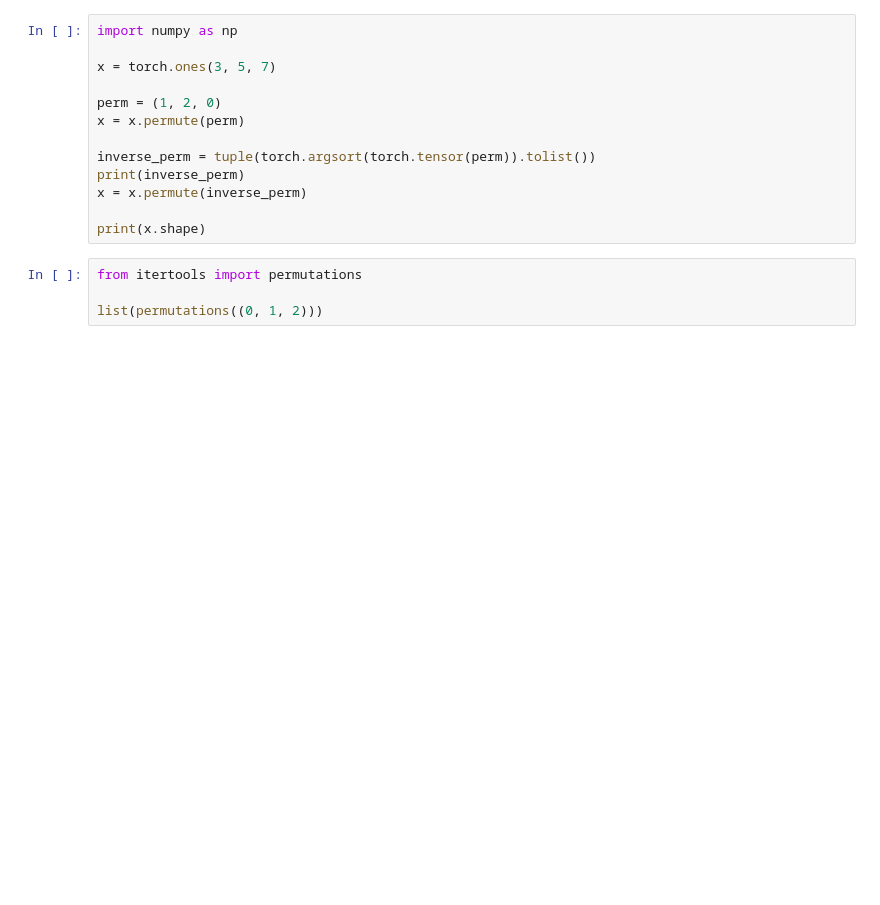
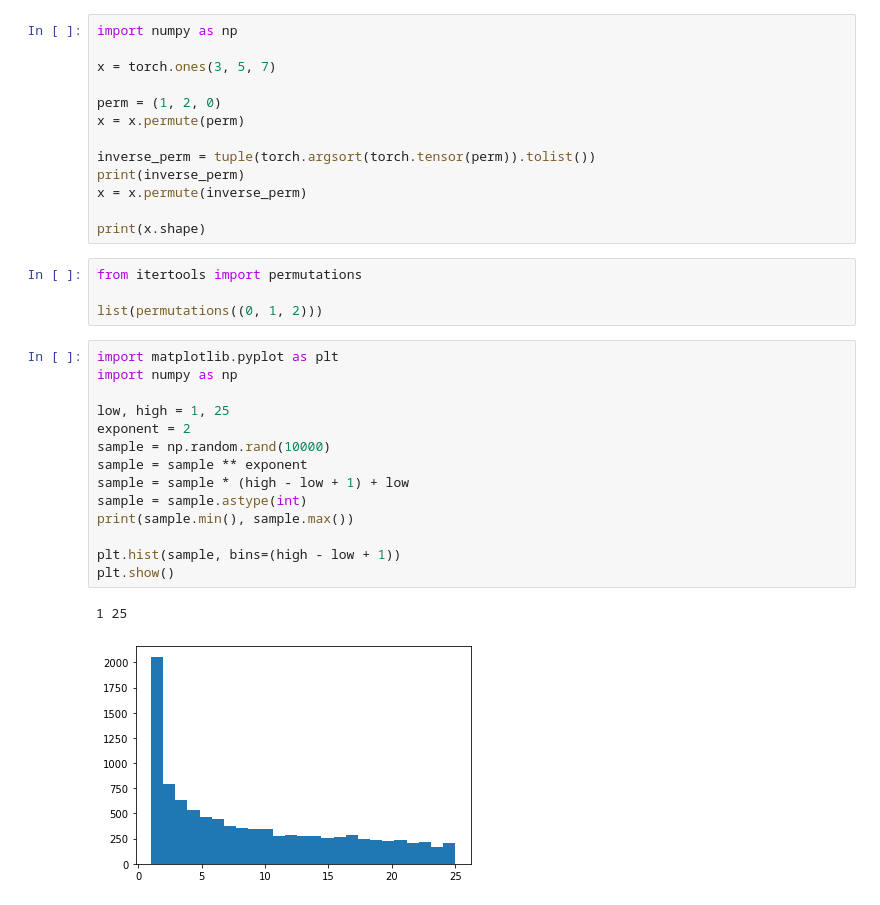
Before and after one commit to efirdc/Segmentation-Pipeline, a Jupyter notebook: notebooks/visualizations.ipynb, the cells around one changed output. Saved outputs shown, nothing was run; the diff lists cells and outputs as text; blank space fills up the shorter version.

```diff
--- a/notebooks/visualizations.ipynb
+++ b/notebooks/visualizations.ipynb
@@ -221,3 +177,20 @@ print(x.shape)
 from itertools import permutations
 
 list(permutations((0, 1, 2)))
+# %%
+import matplotlib.pyplot as plt
+import numpy as np
+
+low, high = 1, 25
+exponent = 2
+sample = np.random.rand(10000)
+sample = sample ** exponent
+sample = sample * (high - low + 1) + low
+sample = sample.astype(int)
+print(sample.min(), sample.max())
+
+plt.hist(sample, bins=(high - low + 1))
+plt.show()
+# %% [output]
+1 25
+[figure, added]
```
Also changed, not shown: parts of 7 cells of this notebook, 4 other files.
